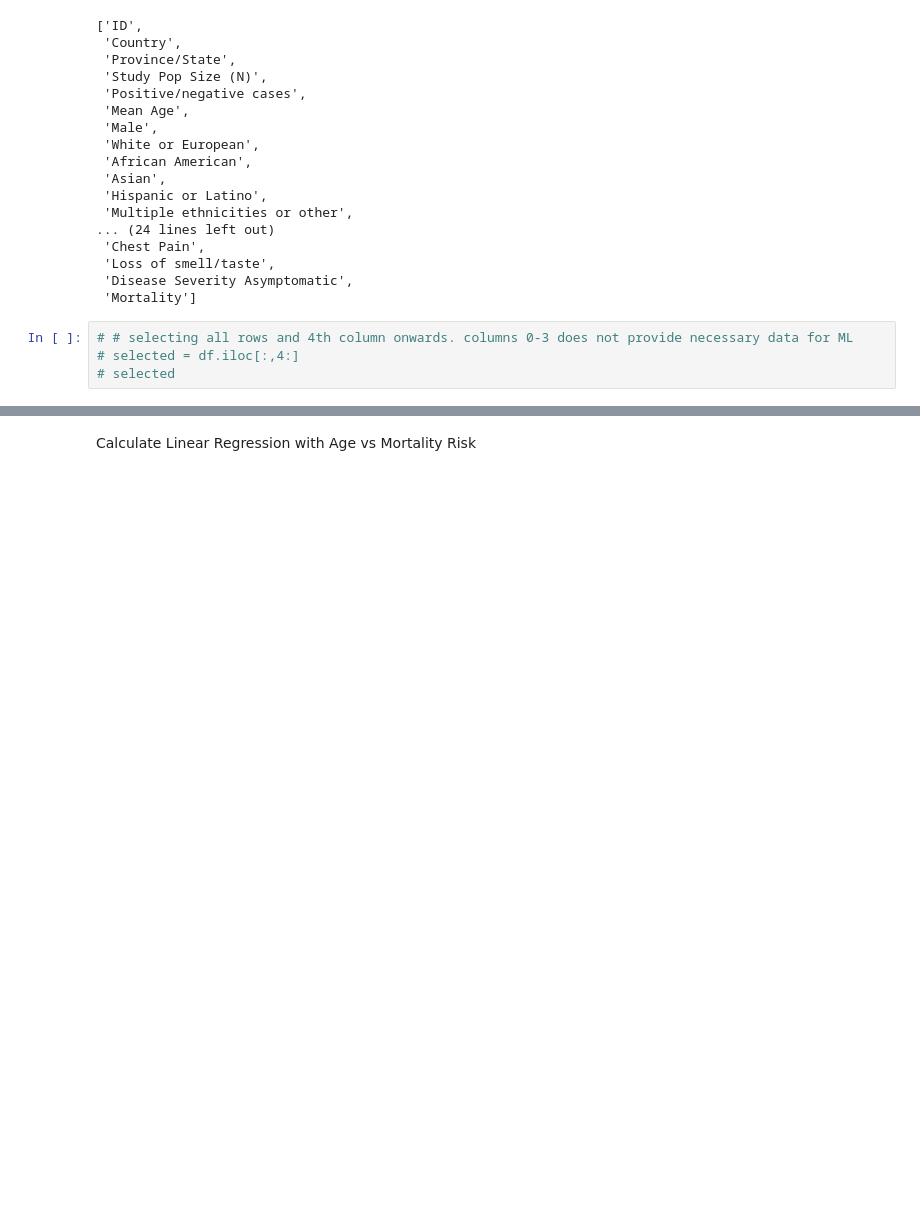
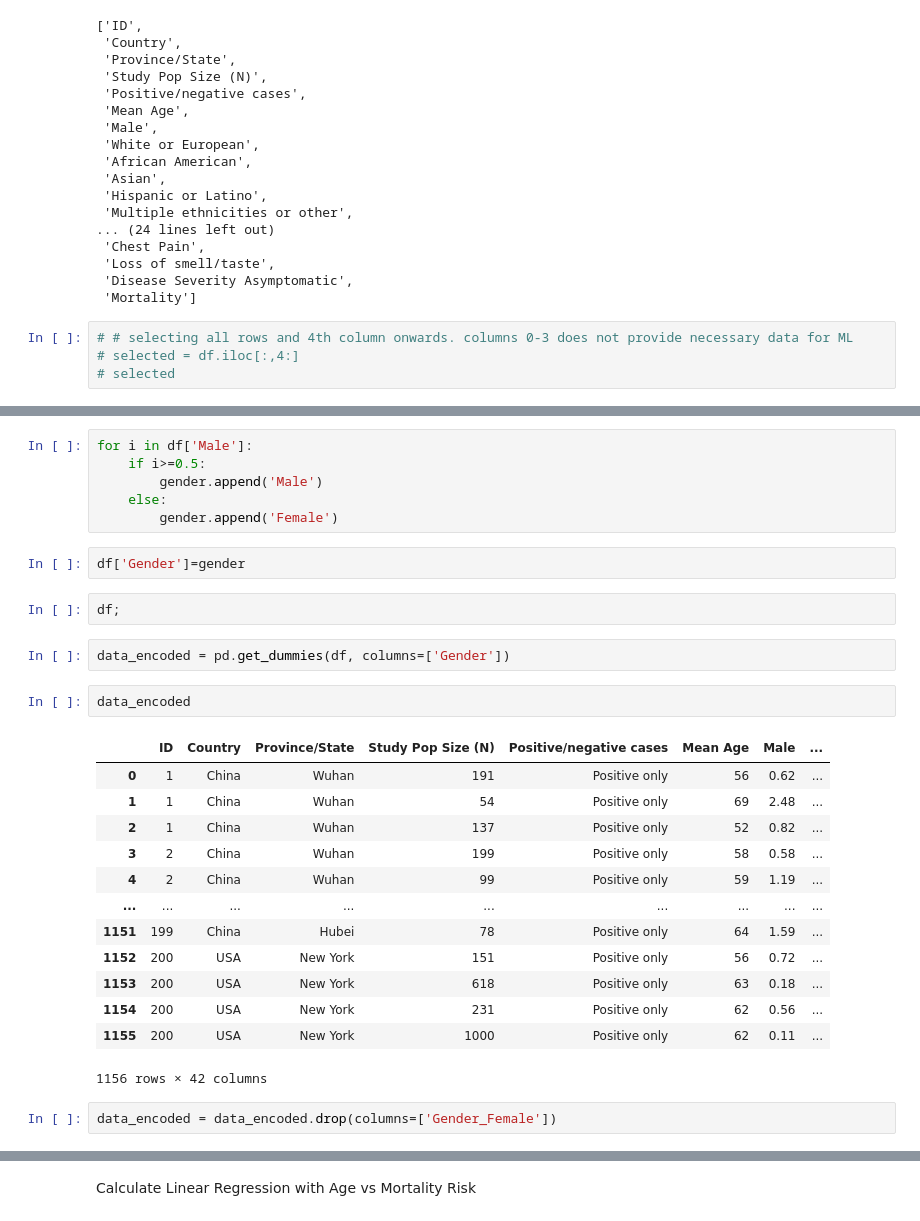
Before and after one commit to stellakk75/COVID-19RiskCalc, a Jupyter notebook: test.ipynb, the cells around one changed output, grey strips where cells are left out. Cells and saved outputs as stored; diff of their text form; blank space fills up the shorter version.

```diff
--- a/test.ipynb
+++ b/test.ipynb
@@ -53,0 +75,30 @@ dropped_df = df.dropna()
+# %%
+for i in df['Male']:
+    if i>=0.5:
+        gender.append('Male')
+    else:
+        gender.append('Female')
+# %%
+df['Gender']=gender
+# %%
+df;
+# %%
+data_encoded = pd.get_dummies(df, columns=['Gender'])
+# %%
+data_encoded
+# %% [output]
+|  | ID | Country | Province/State | Study Pop Size (N) | Positive/negative cases | Mean Age | Male | ... |
+| 0 | 1 | China | Wuhan | 191 | Positive only | 56 | 0.62 | ... |
+| 1 | 1 | China | Wuhan | 54 | Positive only | 69 | 2.48 | ... |
+| 2 | 1 | China | Wuhan | 137 | Positive only | 52 | 0.82 | ... |
+| 3 | 2 | China | Wuhan | 199 | Positive only | 58 | 0.58 | ... |
+| 4 | 2 | China | Wuhan | 99 | Positive only | 59 | 1.19 | ... |
+| ... | ... | ... | ... | ... | ... | ... | ... | ... |
+| 1151 | 199 | China | Hubei | 78 | Positive only | 64 | 1.59 | ... |
+| 1152 | 200 | USA | New York | 151 | Positive only | 56 | 0.72 | ... |
+| 1153 | 200 | USA | New York | 618 | Positive only | 63 | 0.18 | ... |
+| 1154 | 200 | USA | New York | 231 | Positive only | 62 | 0.56 | ... |
+| 1155 | 200 | USA | New York | 1000 | Positive only | 62 | 0.11 | ... |
+1156 rows × 42 columns
+# %%
+data_encoded = data_encoded.drop(columns=['Gender_Female'])
```
Also changed, not shown: parts of 26 cells of this notebook, 5 other files.
